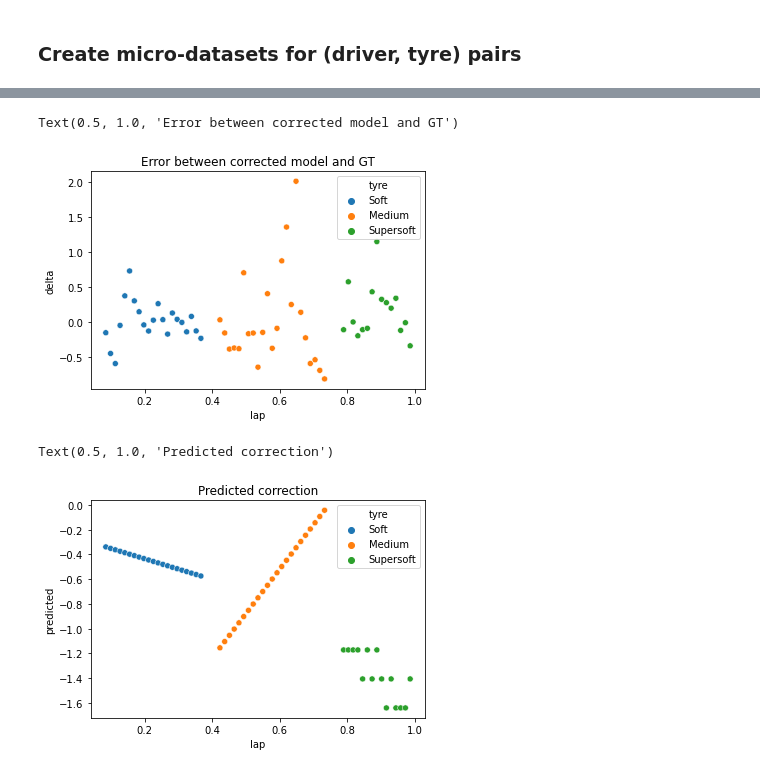
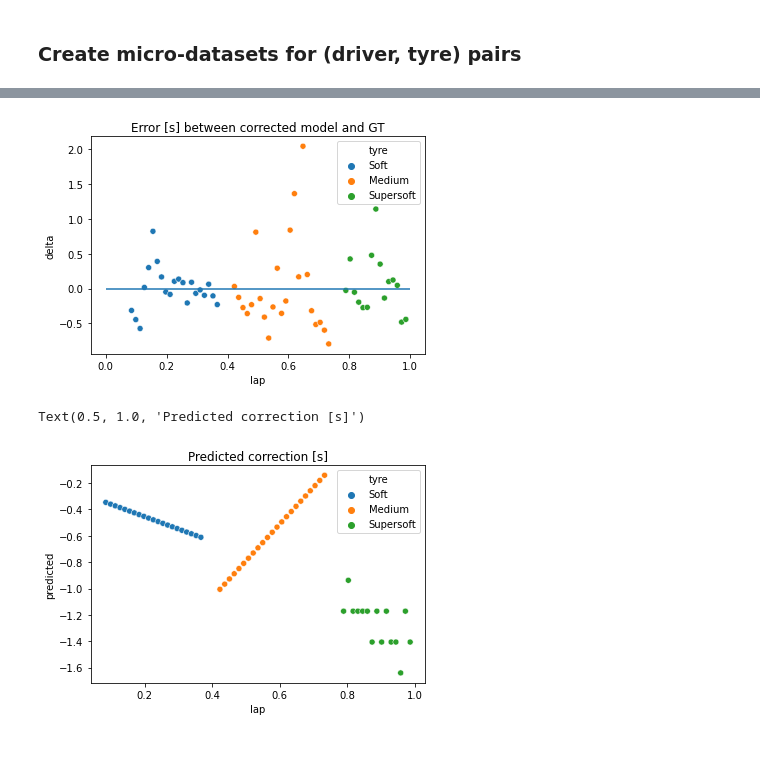
Before and after one commit to amarildolikmeta/alphazero_singleplayer, a Jupyter notebook: notebooks/sim_race_comparison.ipynb, the cells around one changed output, grey strips where cells are left out. Cells and saved outputs as stored; diff of their text form; code cells hidden in the pictures.

```diff
--- a/notebooks/sim_race_comparison.ipynb
+++ b/notebooks/sim_race_comparison.ipynb
@@ -82,7 +82,7 @@ Index(['raceId', 'driverId', 'lap', 'position', 'lap_time', 'milliseconds',
 ## Read simulated data from TUMFM simulator
 # %%
 LOGS_FOLDER = "../sim_logs/results/bra_2018/"
-DATA_FOLDER = "2020-12-15_19-01"
+DATA_FOLDER = "2020-12-23_14-49"
 # DATA_FOLDER = "2020-12-17_15-31"
 
 print("Scanning for result files...")
@@ -94,6 +94,7 @@ for entry in tqdm(os.scandir(directory)):
         filename = filename[:-4]
         tokens = filename.split('_')
         timestamp = tokens.pop(0)
+        timestamp += tokens.pop(0)
         df = pd.read_csv(entry.path)
         dfs[tokens[0] + "_" + timestamp][tokens[2]] = df
         dfs[tokens[0] + "_" + timestamp]['year'] = tokens[1]
@@ -375,12 +379,14 @@ for dataset in datasets:
 # %%
 sns.scatterplot(x="lap", y="delta", data=error_df, hue="tyre")
-plt.title("Error between corrected model and GT")
+plt.title("Error [s] between corrected model and GT")
+plt.hlines(0, 0, 1)
+plt.savefig("../figures/real_corrected_error")
 # %% [output]
-Text(0.5, 1.0, 'Error between corrected model and GT')
-[figure, old version]
+[figure, new version]
 # %%
 sns.scatterplot(x="lap", y="predicted", data=error_df, hue="tyre")
-plt.title("Predicted correction")
+plt.title("Predicted correction [s]")
+plt.savefig("../figures/correction")
 # %% [output]
-Text(0.5, 1.0, 'Predicted correction')
+Text(0.5, 1.0, 'Predicted correction [s]')
-[figure, old version]
+[figure, new version]
```
Also changed, not shown: parts of 3 cells of this notebook, 5 other files.
